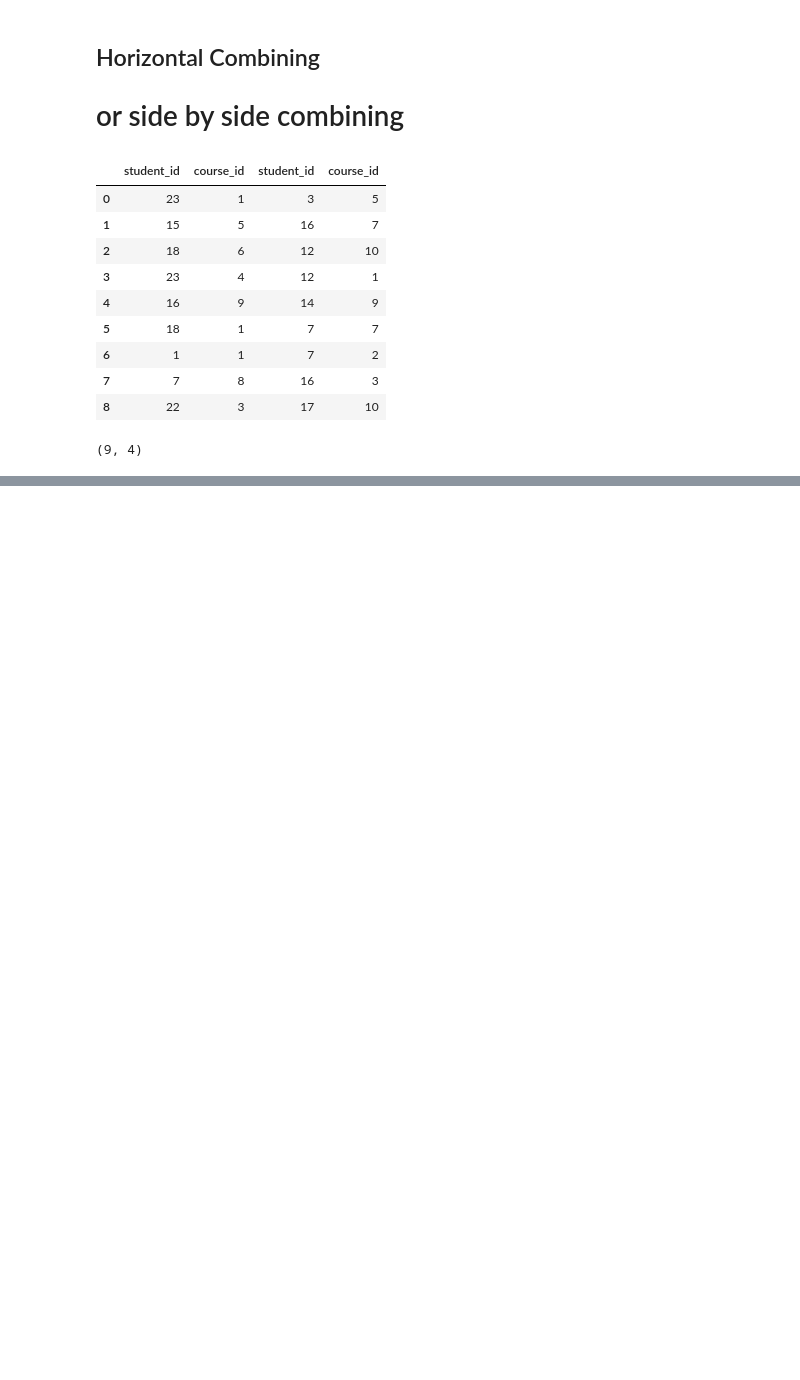
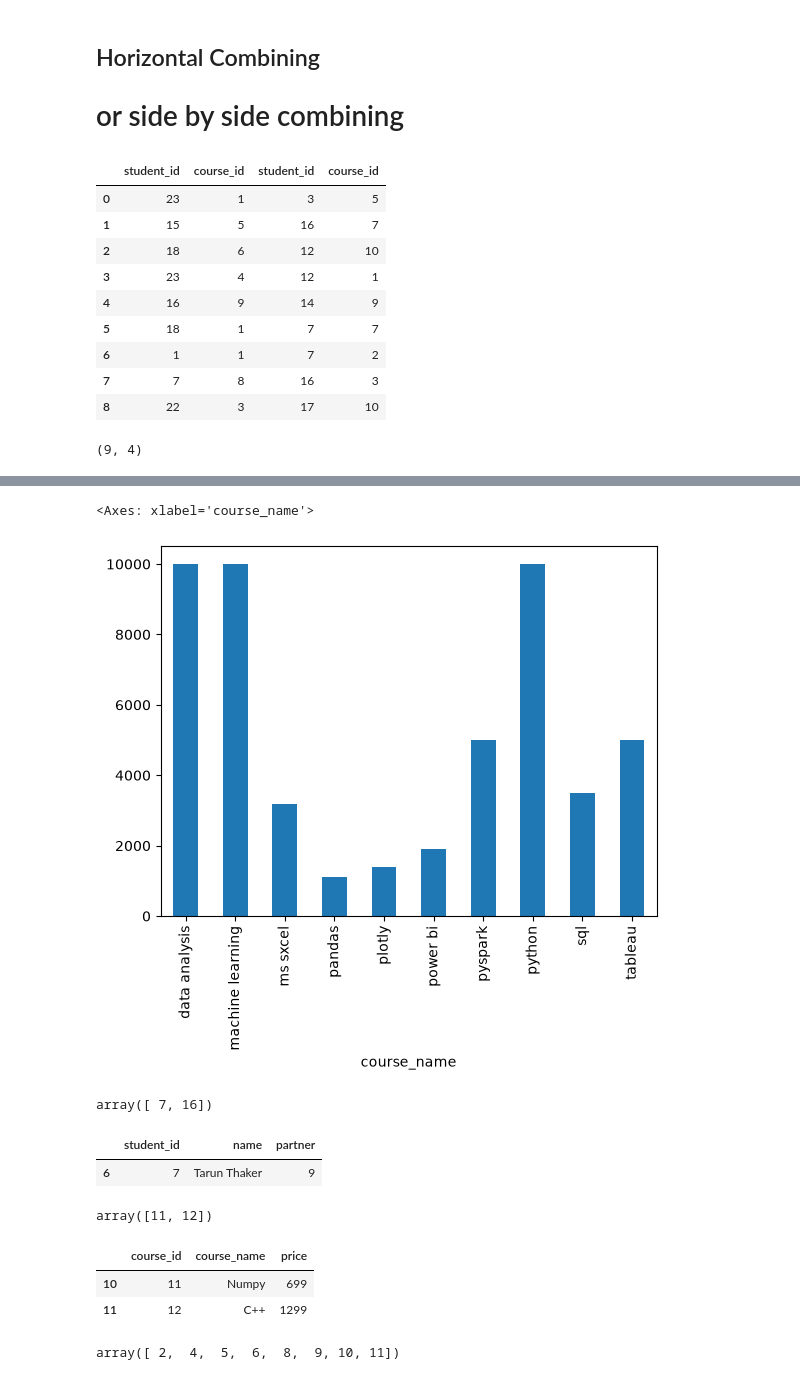
Before and after one commit to MuhammadNoman3405/Machine-Learning-Practice, a Jupyter notebook: Data Analysis With Python/Pandas/Merging_Joining_Concatenating.ipynb, the cells around one changed output, grey strips where cells are left out. Drawn from its saved outputs; the diff is of its cells as text; code cells hidden in the pictures; blank space fills up the shorter version.

```diff
--- a/Data Analysis With Python/Pandas/Merging_Joining_Concatenating.ipynb
+++ b/Data Analysis With Python/Pandas/Merging_Joining_Concatenating.ipynb
@@ -162,0 +268,36 @@ horizontl_combining.shape
+# %%
+# make the bar chart for all courses
+registration.merge(courses,on='course_id').groupby('course_name')['price'].sum().plot(kind='bar')
+# %% [output]
+<Axes: xlabel='course_name'>
+[figure, added]
+# %%
+# get those students who enrolled in the both nov and dec month
+common_students=np.intersect1d(nov_data['student_id'],dec_data['student_id'])
+common_students
+# %% [output]
+array([ 7, 16])
+# %%
+students[students['student_id'].isin(common_students)]
+# %% [output]
+|  | student_id | name | partner |
+| 6 | 7 | Tarun Thaker | 9 |
+# %%
+# find course that got no enrollment
+not_enrolled_course=np.setdiff1d(courses['course_id'],registration['course_id'])
+not_enrolled_course
+# %% [output]
+array([11, 12])
+# %%
+courses[courses['course_id'].isin(not_enrolled_course)]
+# %% [output]
+|  | course_id | course_name | price |
+| 10 | 11 | Numpy | 699 |
+| 11 | 12 | C++ | 1299 |
+# %%
+# students who are not in any course
+# same as above task
+not_enrolled_course=np.setdiff1d(students['student_id'],registration['student_id'])
+not_enrolled_course
+# %% [output]
+array([ 2,  4,  5,  6,  8,  9, 10, 11])
```
Also changed, not shown: parts of 15 cells of this notebook, 2 other files.
